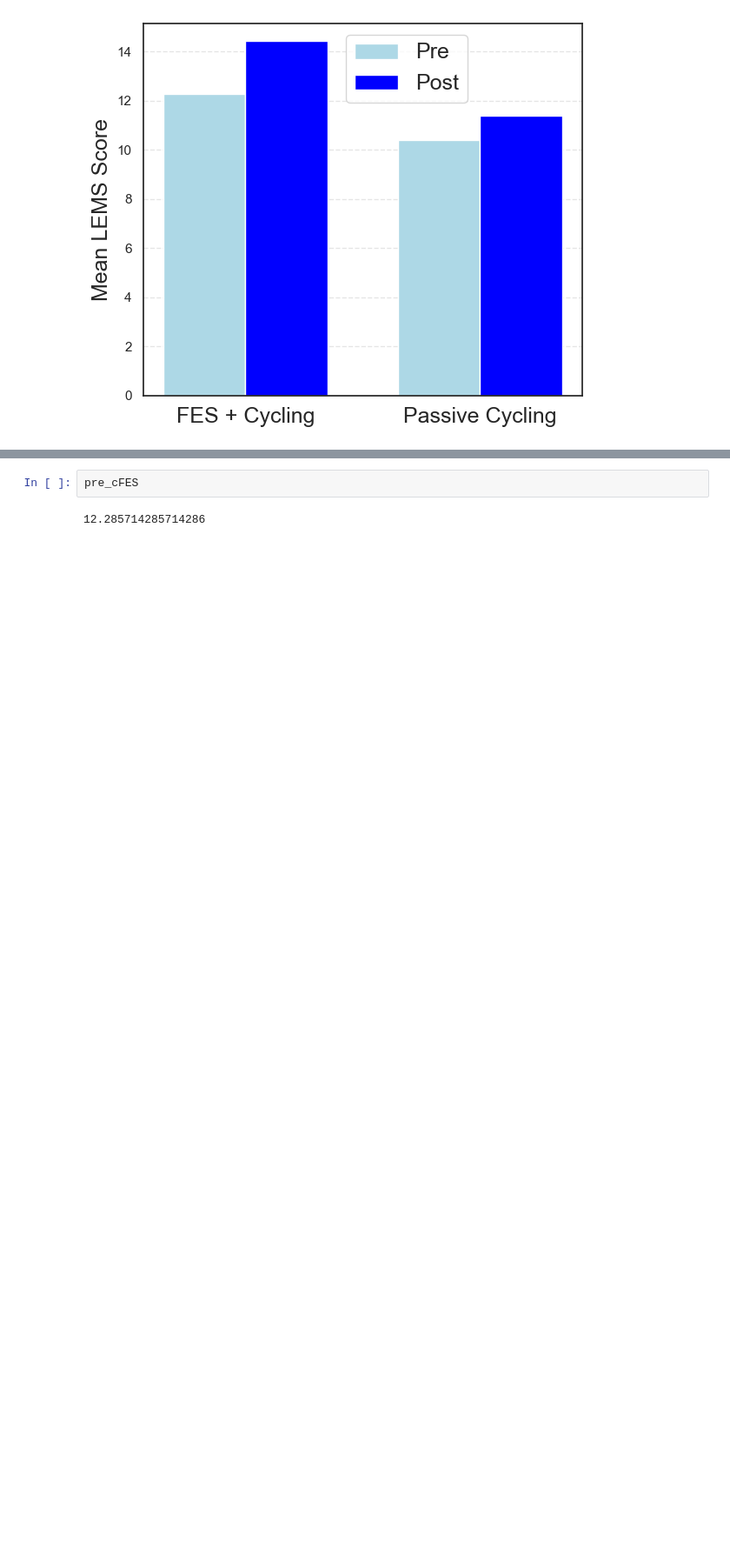
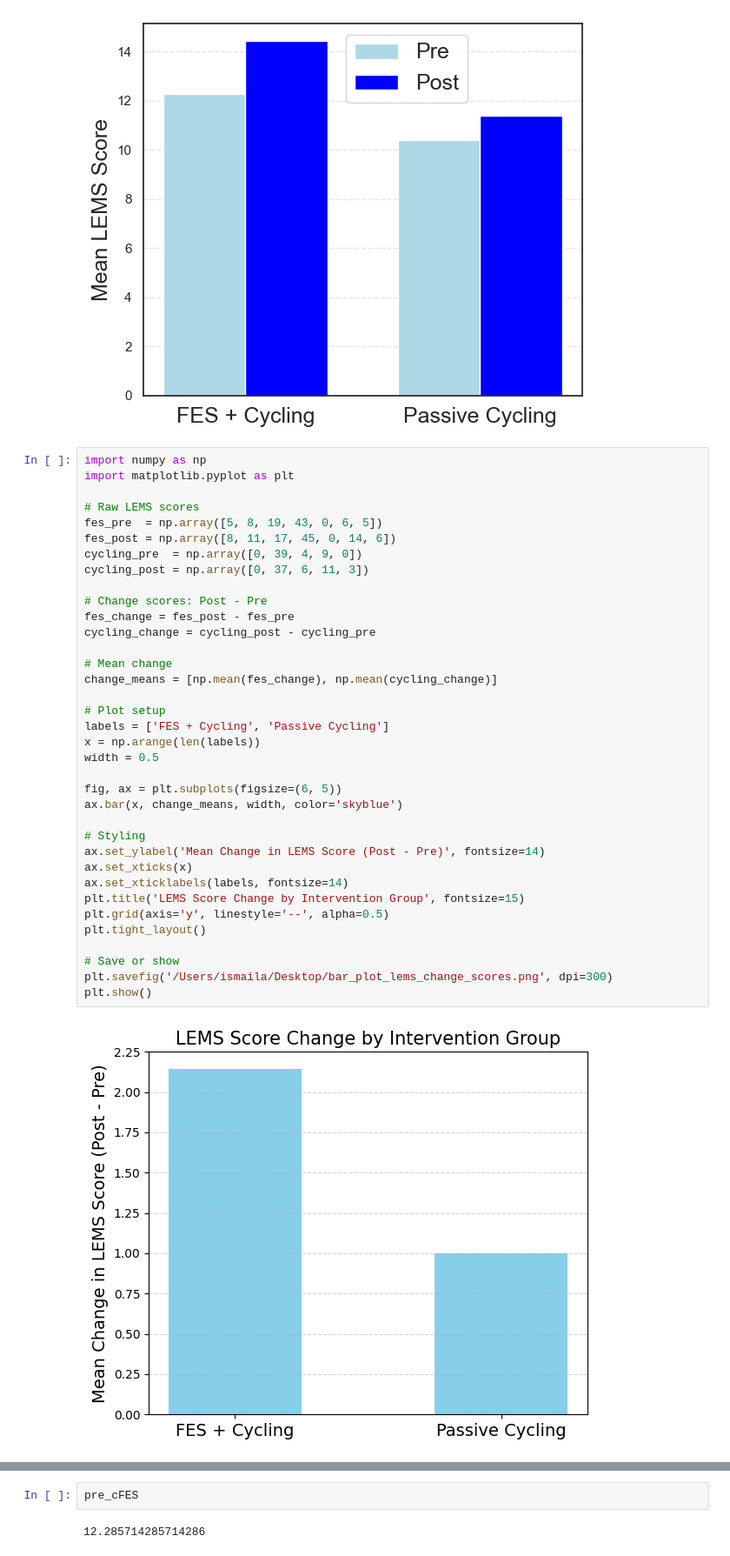
Before and after one commit to ismailukman/scifes, a Jupyter notebook: SCIFES_SMN_v3.ipynb, the cells around one changed output, grey strips where cells are left out. Shown at 87% size. Saved outputs shown, nothing was run; the diff lists cells and outputs as text; blank space fills up the shorter version.

```diff
--- a/SCIFES_SMN_v3.ipynb
+++ b/SCIFES_SMN_v3.ipynb
@@ -1525,6 +1519,44 @@ plt.savefig('/Users/ismaila/Desktop/bar_plot_lems_grouped_by_intervention.png',
 plt.show()
 # %% [output]
 [figure]
+# %%
+import numpy as np
+import matplotlib.pyplot as plt
+
+# Raw LEMS scores
+fes_pre  = np.array([5, 8, 19, 43, 0, 6, 5])
+fes_post = np.array([8, 11, 17, 45, 0, 14, 6])
+cycling_pre  = np.array([0, 39, 4, 9, 0])
+cycling_post = np.array([0, 37, 6, 11, 3])
+
+# Change scores: Post - Pre
+fes_change = fes_post - fes_pre
+cycling_change = cycling_post - cycling_pre
+
+# Mean change
+change_means = [np.mean(fes_change), np.mean(cycling_change)]
+
+# Plot setup
+labels = ['FES + Cycling', 'Passive Cycling']
+x = np.arange(len(labels))
+width = 0.5
+
+fig, ax = plt.subplots(figsize=(6, 5))
+ax.bar(x, change_means, width, color='skyblue')
+
+# Styling
+ax.set_ylabel('Mean Change in LEMS Score (Post - Pre)', fontsize=14)
+ax.set_xticks(x)
+ax.set_xticklabels(labels, fontsize=14)
+plt.title('LEMS Score Change by Intervention Group', fontsize=15)
+plt.grid(axis='y', linestyle='--', alpha=0.5)
+plt.tight_layout()
+
+# Save or show
+plt.savefig('/Users/ismaila/Desktop/bar_plot_lems_change_scores.png', dpi=300)
+plt.show()
+# %% [output]
+[figure, added]
 # %%
 import numpy as np
 import matplotlib.pyplot as plt
```
Also changed, not shown: parts of 1 cell of this notebook.
